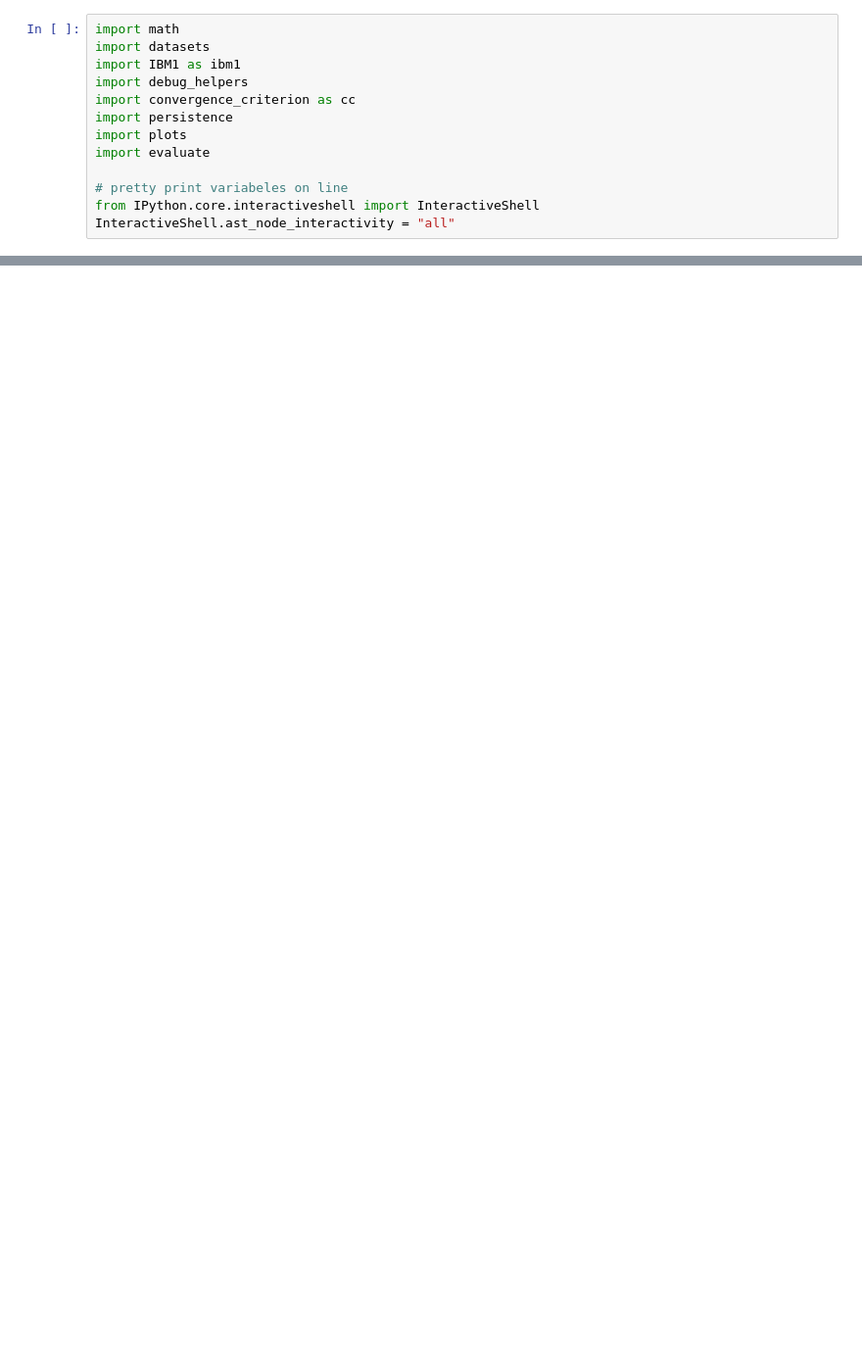
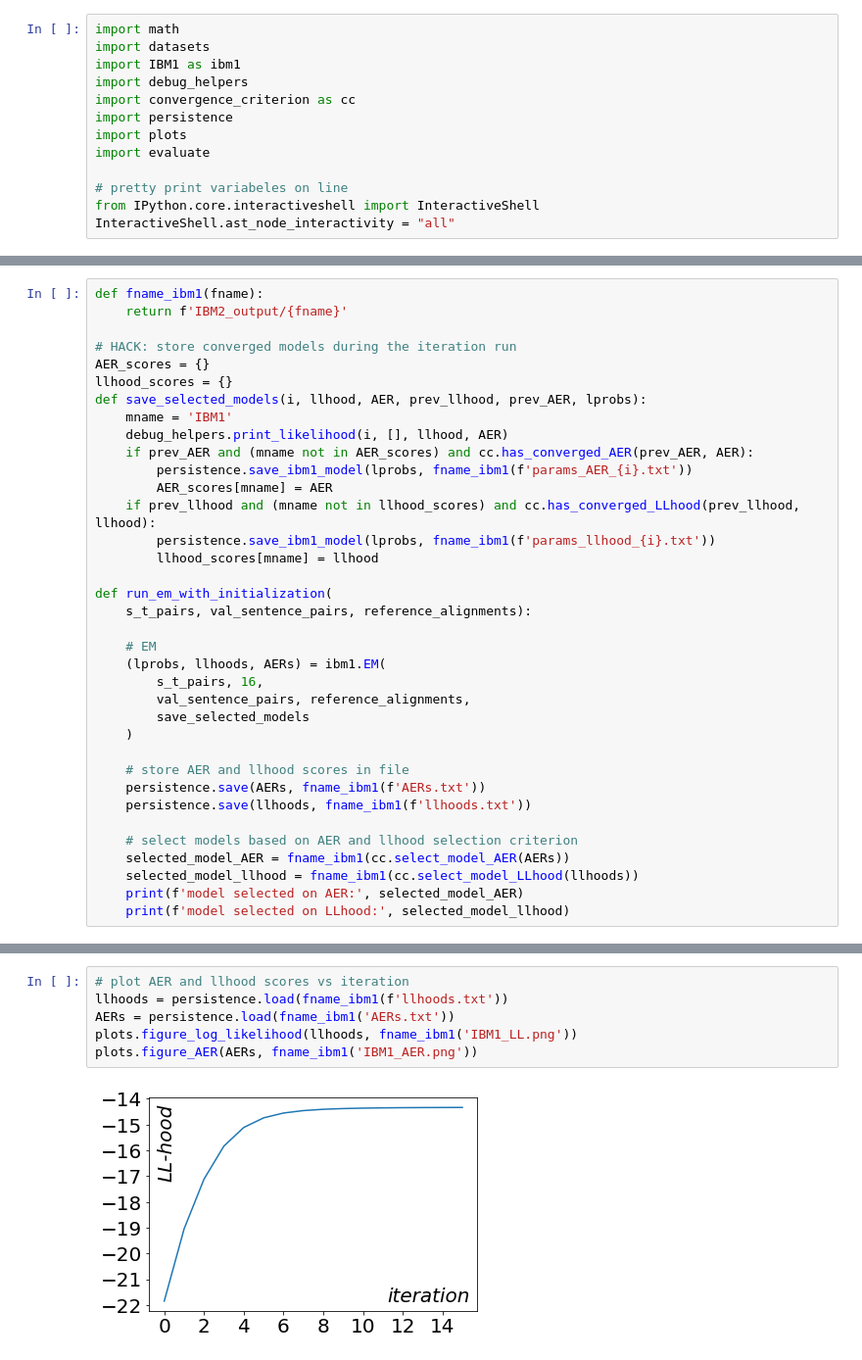
Before and after one commit to maartje/NLP2-Project1, a Jupyter notebook: Notebook_Experiments.ipynb, the cells around one changed output, grey strips where cells are left out. Shown at 98% size. Saved outputs shown, nothing was run; the diff lists cells and outputs as text; blank space fills up the shorter version.

Commit message:
implement pipeline for IBM1 model

```diff
--- a/Notebook_Experiments.ipynb
+++ b/Notebook_Experiments.ipynb
@@ -78,0 +14,36 @@ iteration    log_likelihood    AER    time
+# %%
+def fname_ibm1(fname):
+    return f'IBM2_output/{fname}'
+
+# HACK: store converged models during the iteration run
+AER_scores = {}
+llhood_scores = {}
+def save_selected_models(i, llhood, AER, prev_llhood, prev_AER, lprobs):
+    mname = 'IBM1'
+    debug_helpers.print_likelihood(i, [], llhood, AER)
+    if prev_AER and (mname not in AER_scores) and cc.has_converged_AER(prev_AER, AER):
+        persistence.save_ibm1_model(lprobs, fname_ibm1(f'params_AER_{i}.txt'))
+        AER_scores[mname] = AER
+    if prev_llhood and (mname not in llhood_scores) and cc.has_converged_LLhood(prev_llhood, llhood):
+        persistence.save_ibm1_model(lprobs, fname_ibm1(f'params_llhood_{i}.txt'))
+        llhood_scores[mname] = llhood
+
+def run_em_with_initialization(
+    s_t_pairs, val_sentence_pairs, reference_alignments):
+
+    # EM
+    (lprobs, llhoods, AERs) = ibm1.EM(
+        s_t_pairs, 16,
+        val_sentence_pairs, reference_alignments,
+        save_selected_models
+    )
+
+    # store AER and llhood scores in file
+    persistence.save(AERs, fname_ibm1(f'AERs.txt'))
+    persistence.save(llhoods, fname_ibm1(f'llhoods.txt'))
+
+    # select models based on AER and llhood selection criterion
+    selected_model_AER = fname_ibm1(cc.select_model_AER(AERs))
+    selected_model_llhood = fname_ibm1(cc.select_model_LLhood(llhoods))
+    print(f'model selected on AER:', selected_model_AER)
+    print(f'model selected on LLhood:', selected_model_llhood)
@@ -78,0 +84,8 @@ iteration    log_likelihood    AER    time
+# %%
+# plot AER and llhood scores vs iteration
+llhoods = persistence.load(fname_ibm1(f'llhoods.txt'))
+AERs = persistence.load(fname_ibm1('AERs.txt'))
+plots.figure_log_likelihood(llhoods, fname_ibm1('IBM1_LL.png'))
+plots.figure_AER(AERs, fname_ibm1('IBM1_AER.png'))
+# %% [output]
+[figure, added]
```
Also changed, not shown: parts of 5 cells of this notebook, 1 other file.
